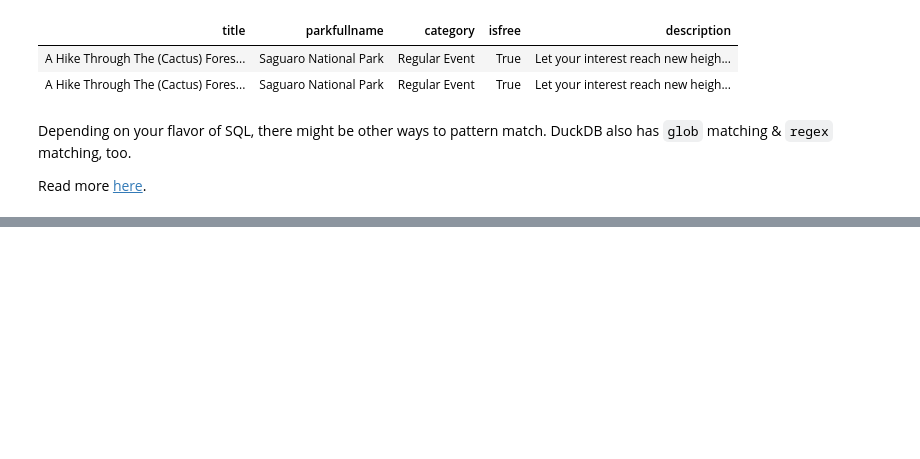
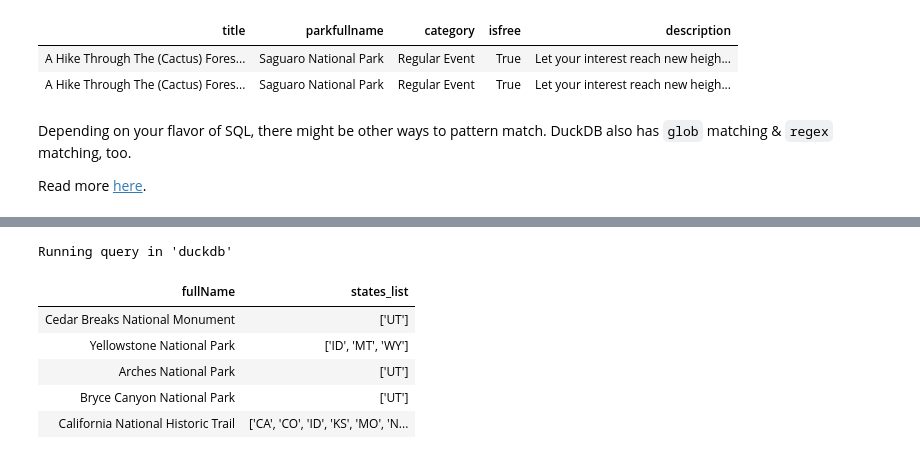
Before and after one commit to LinkedInLearning/fundamentals-of-data-transformation-4554074, a Jupyter notebook: course/02-duckdb/lessons/02-filter-select-order-group.ipynb, the cells around one changed output, grey strips where cells are left out. Cells and saved outputs as stored; diff of their text form; code cells hidden in the pictures; blank space fills up the shorter version.

```diff
--- a/course/02-duckdb/lessons/02-filter-select-order-group.ipynb
+++ b/course/02-duckdb/lessons/02-filter-select-order-group.ipynb
@@ -271,0 +306,21 @@ WHERE list_contains(states_list, 'UT')
+# %%
+%%sql
+WITH park_states AS (
+    SELECT
+        fullname,
+        split(states, ',') ::string[] AS states_list
+    FROM nps_public_data.parks p
+    )
+SELECT
+    *
+FROM park_states
+WHERE list_has_any(states_list, ['UT', 'WY'])
+LIMIT 5
+# %% [output]
+Running query in 'duckdb'
+| fullName | states_list |
+| Cedar Breaks National Monument | ['UT'] |
+| Yellowstone National Park | ['ID', 'MT', 'WY'] |
+| Arches National Park | ['UT'] |
+| Bryce Canyon National Park | ['UT'] |
+| California National Historic Trail | ['CA', 'CO', 'ID', 'KS', 'MO', 'N... |
```
Also changed, not shown: parts of 10 cells of this notebook, 35 other files.
